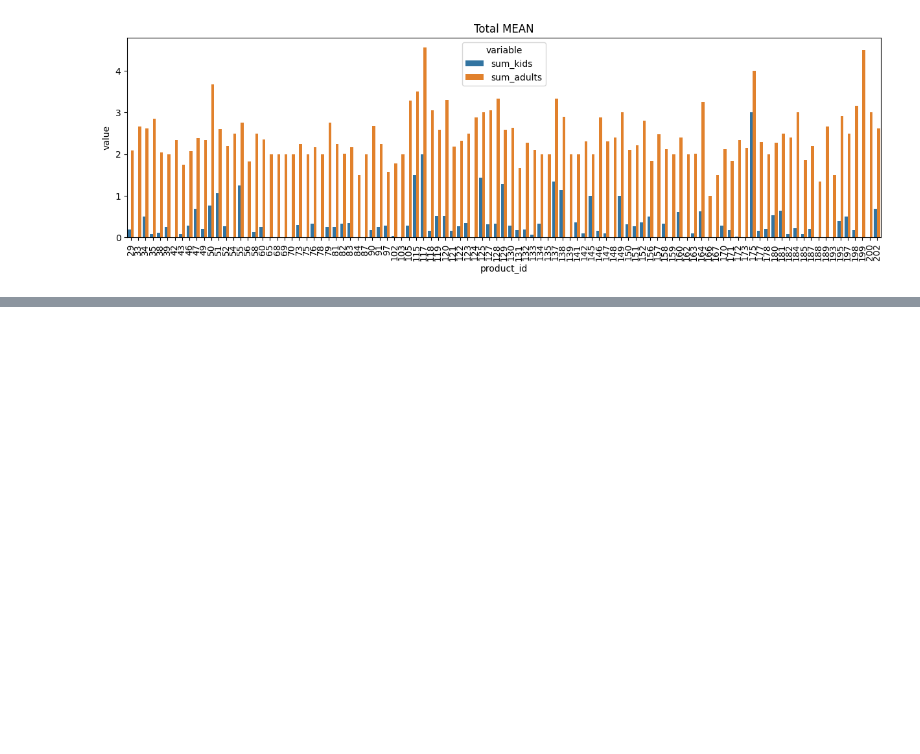
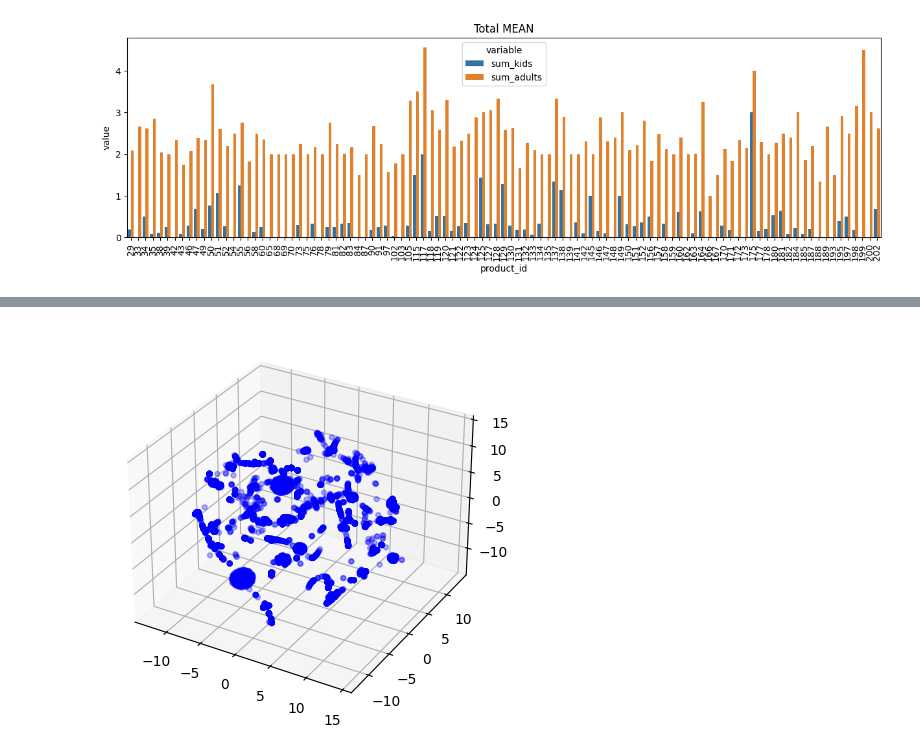
Before and after one commit to RooTBeaM/recommandation_system, a Jupyter notebook: new_EDA.ipynb, the cells around one changed output, grey strips where cells are left out. Drawn from its saved outputs; the diff is of its cells as text; code cells hidden in the pictures; blank space fills up the shorter version.

```diff
--- a/new_EDA.ipynb
+++ b/new_EDA.ipynb
@@ -154,0 +210,9 @@ plt.show()
+# %%
+tsne = TSNE(n_components=3, perplexity=100, n_iter=1000)
+X_tsne = tsne.fit_transform(X_sds)
+fig = plt.figure(figsize=(5,5))
+ax = fig.add_subplot(111, projection='3d')
+ax.scatter(X_tsne[:,0], X_tsne[:,1], X_tsne[:,2], c= 'blue', s=50, marker='.', alpha=0.3)
+plt.show()
+# %% [output]
+[figure, added]
```
Also changed, not shown: parts of 10 cells of this notebook, 2 other files.
